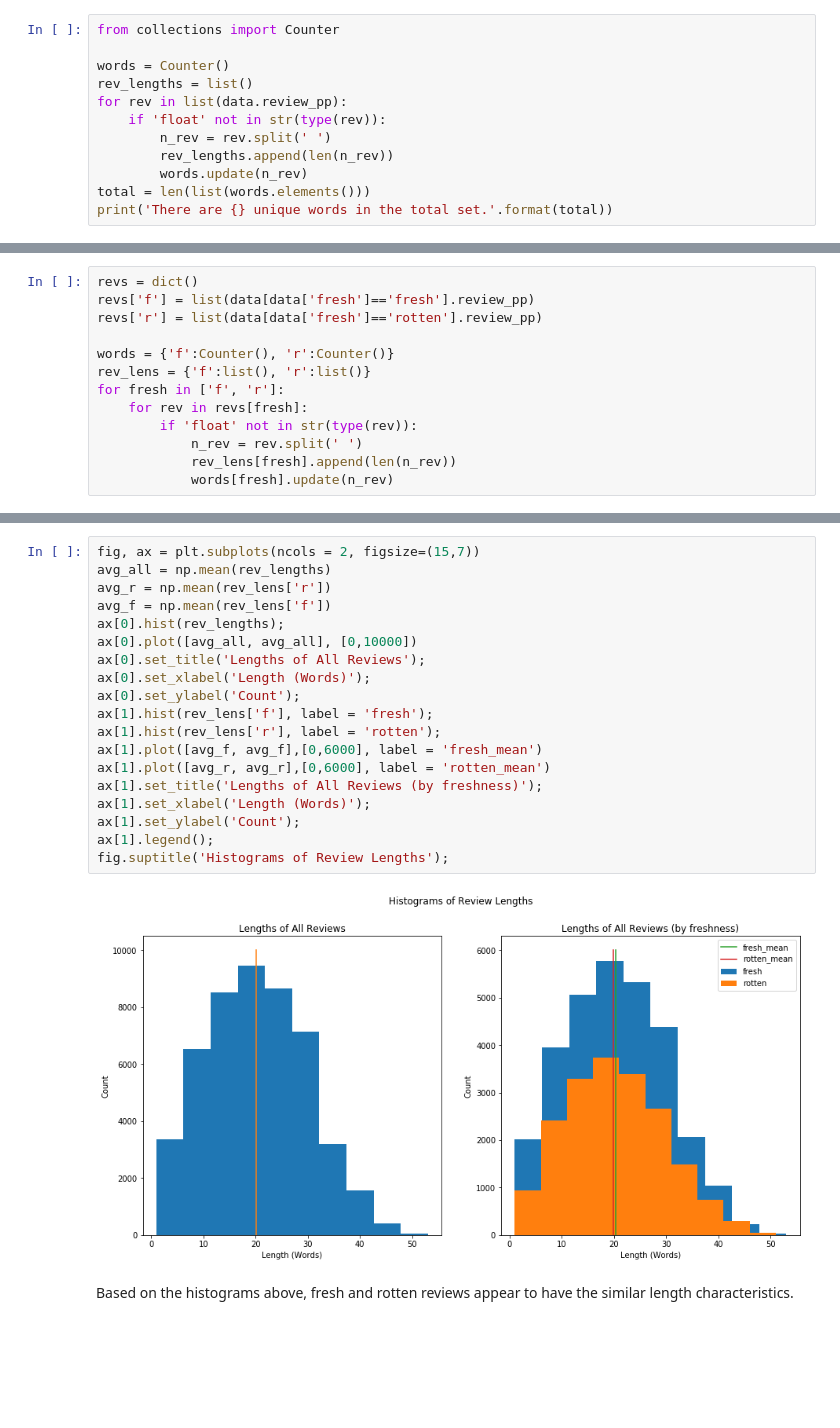
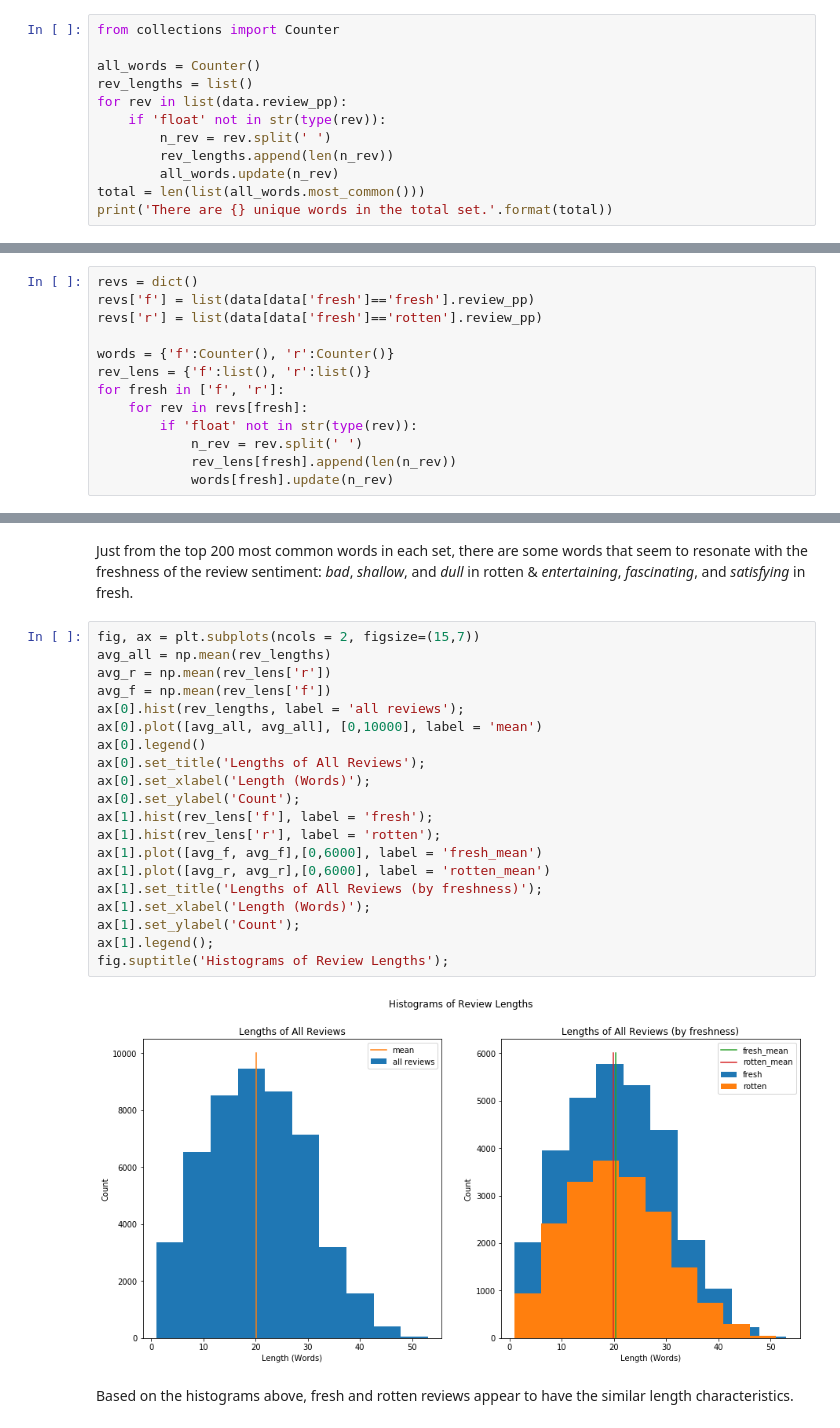
Before and after one commit to sjmiller8182/Rotten-Tomatoes-Analysis, a Jupyter notebook: Review Analysis.ipynb, the cells around one changed output, grey strips where cells are left out. Cells and saved outputs as stored; diff of their text form; blank space fills up the shorter version.

```diff
--- a/Review Analysis.ipynb
+++ b/Review Analysis.ipynb
@@ -287,13 +288,13 @@ Common words
 # %%
 from collections import Counter
 
-words = Counter()
+all_words = Counter()
 rev_lengths = list()
 for rev in list(data.review_pp):
     if 'float' not in str(type(rev)):
         n_rev = rev.split(' ')
         rev_lengths.append(len(n_rev))
-        words.update(n_rev)
-total = len(list(words.elements()))
+        all_words.update(n_rev)
+total = len(list(all_words.most_common()))
 print('There are {} unique words in the total set.'.format(total))
 # %% [output]
@@ -341,24 +404,27 @@ for fresh in ['f', 'r']:
+# %% [markdown]
+Just from the top 200 most common words in each set, there are some words that seem to resonate with the freshness of the review sentiment: *bad*, *shallow*, and *dull* in rotten & *entertaining*, *fascinating*, and *satisfying* in fresh.
 # %%
 fig, ax = plt.subplots(ncols = 2, figsize=(15,7))
 avg_all = np.mean(rev_lengths)
 avg_r = np.mean(rev_lens['r'])
 avg_f = np.mean(rev_lens['f'])
-ax[0].hist(rev_lengths);
-ax[0].plot([avg_all, avg_all], [0,10000])
+ax[0].hist(rev_lengths, label = 'all reviews');
+ax[0].plot([avg_all, avg_all], [0,10000], label = 'mean')
+ax[0].legend()
 ax[0].set_title('Lengths of All Reviews');
 ax[0].set_xlabel('Length (Words)');
 ax[0].set_ylabel('Count');
 ax[1].hist(rev_lens['f'], label = 'fresh');
 ax[1].hist(rev_lens['r'], label = 'rotten');
 ax[1].plot([avg_f, avg_f],[0,6000], label = 'fresh_mean')
 ax[1].plot([avg_r, avg_r],[0,6000], label = 'rotten_mean')
 ax[1].set_title('Lengths of All Reviews (by freshness)');
 ax[1].set_xlabel('Length (Words)');
 ax[1].set_ylabel('Count');
 ax[1].legend();
 fig.suptitle('Histograms of Review Lengths');
 # %% [output]
-[figure, old version]
+[figure, new version]
 # %% [markdown]
 Based on the histograms above, fresh and rotten reviews appear to have the similar length characteristics.
 # %% [markdown]
```
Also changed, not shown: parts of 15 cells of this notebook.
